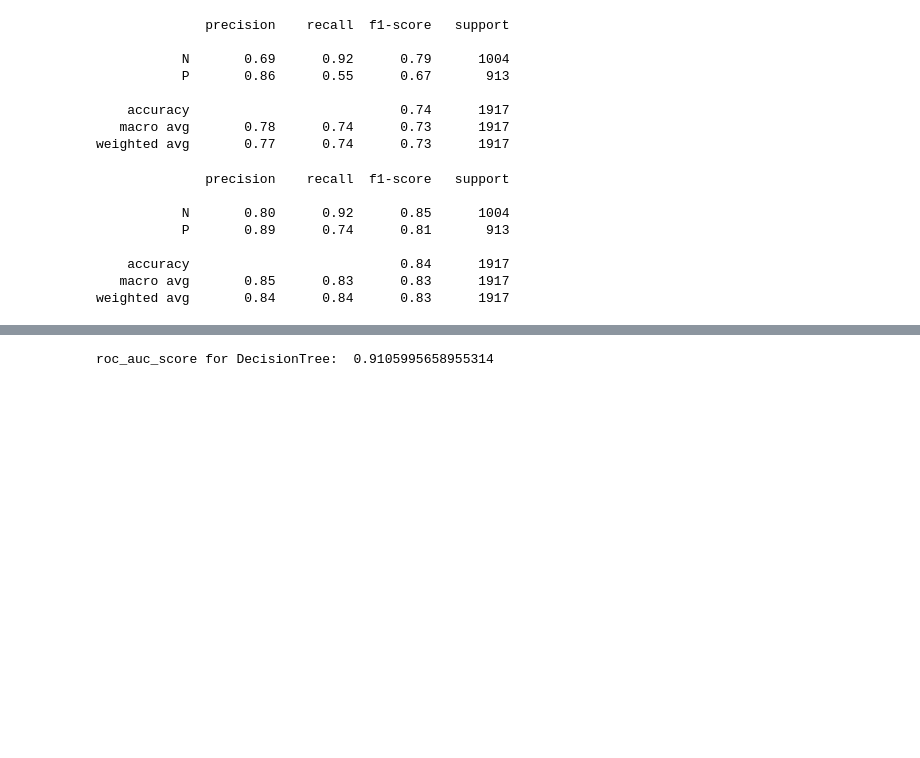
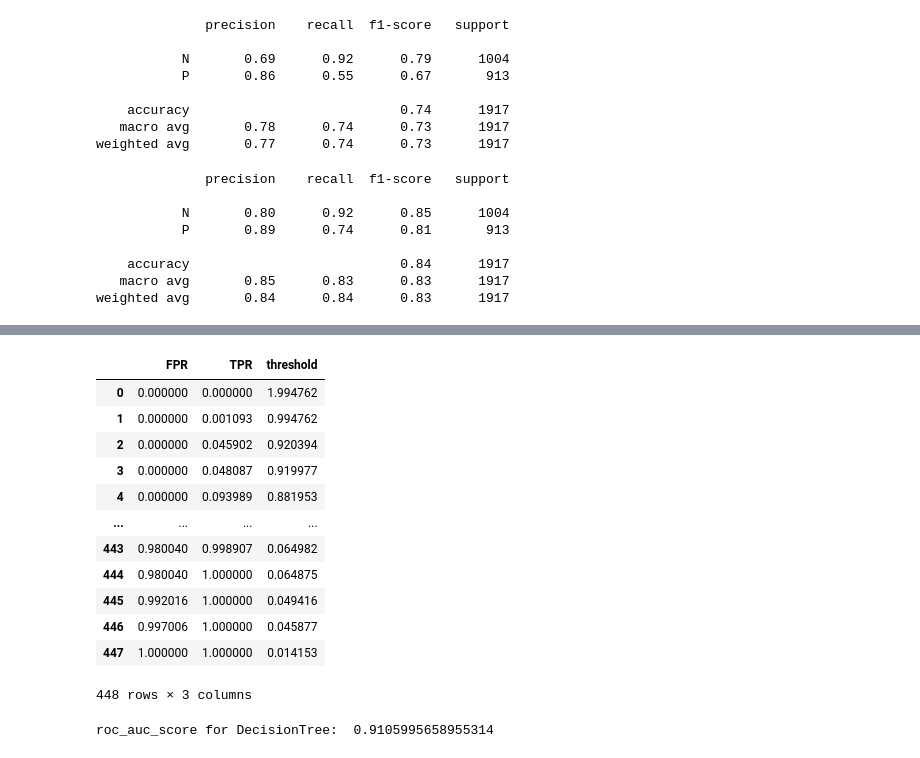
Before and after one commit to p4css/PSS, a Jupyter notebook: TM07_doc_classification.ipynb, the cells around one changed output, grey strips where cells are left out. Saved outputs shown, nothing was run; the diff lists cells and outputs as text; code cells hidden in the pictures; blank space fills up the shorter version.

```diff
--- a/TM07_doc_classification.ipynb
+++ b/TM07_doc_classification.ipynb
@@ -384,3 +457,20 @@ false_positive_rate1, true_positive_rate1, threshold1 = roc_curve(y_test, y_scor
+# %%
+false_positive_rate1, true_positive_rate1, threshold1 = roc_curve(y_test, y_score1)
+pd.DataFrame({'FPR': false_positive_rate1, 'TPR': true_positive_rate1, 'threshold':threshold1})
+# %% [output]
+|  | FPR | TPR | threshold |
+| 0 | 0.000000 | 0.000000 | 1.994762 |
+| 1 | 0.000000 | 0.001093 | 0.994762 |
+| 2 | 0.000000 | 0.045902 | 0.920394 |
+| 3 | 0.000000 | 0.048087 | 0.919977 |
+| 4 | 0.000000 | 0.093989 | 0.881953 |
+| ... | ... | ... | ... |
+| 443 | 0.980040 | 0.998907 | 0.064982 |
+| 444 | 0.980040 | 1.000000 | 0.064875 |
+| 445 | 0.992016 | 1.000000 | 0.049416 |
+| 446 | 0.997006 | 1.000000 | 0.045877 |
+| 447 | 1.000000 | 1.000000 | 0.014153 |
+448 rows × 3 columns
 # %%
 print('roc_auc_score for DecisionTree: ', roc_auc_score(y_test, y_score1))
 # %% [output]
```
Also changed, not shown: parts of 23 cells of this notebook.
